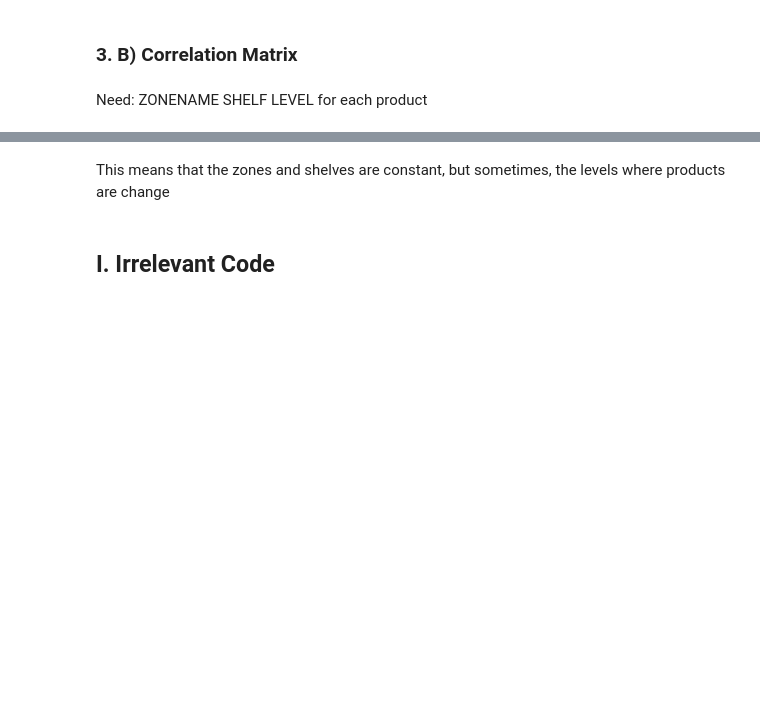
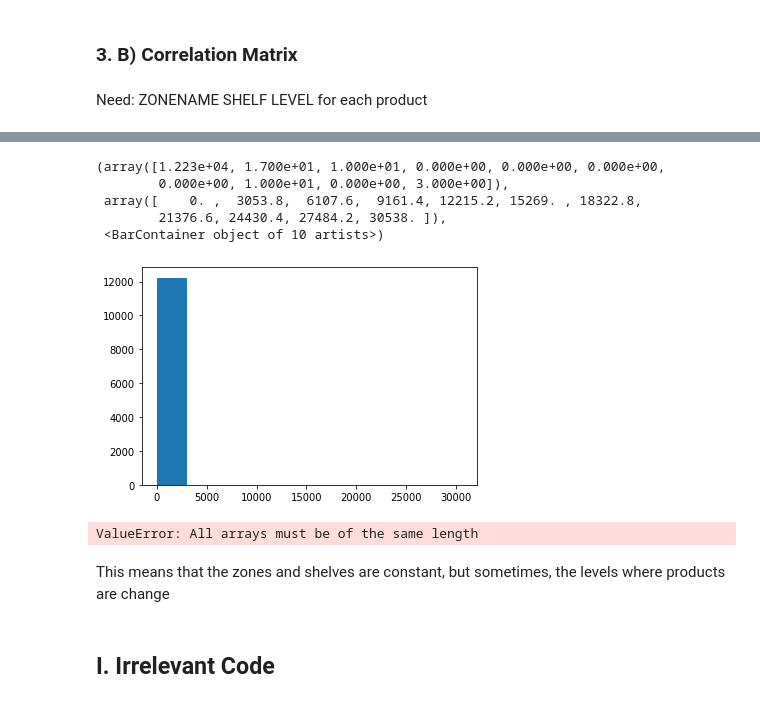
Before and after one commit to oostendo/2022-SI699-011, a Jupyter notebook: lyc-icee/Analysis 1.ipynb, the cells around one changed output, grey strips where cells are left out. Saved outputs shown, nothing was run; the diff lists cells and outputs as text; code cells hidden in the pictures; blank space fills up the shorter version.

```diff
--- a/lyc-icee/Analysis 1.ipynb
+++ b/lyc-icee/Analysis 1.ipynb
@@ -142,0 +372,2 @@ Need: ZONENAME	SHELF	LEVEL for each product
+# %%
+df_zone_dup_drop["ZONE_SHELF_LEVEL"] = df_zone_dup_drop[['ZONENAME', 'SHELF', "LEVEL"]].agg('-'.join, axis=1)
@@ -142,0 +390,4 @@ Need: ZONENAME	SHELF	LEVEL for each product
+# %%
+df_zone_dup_drop["ZONE_INT"] = df_zone_dup_drop["ZONENAME"].str.split(" ").apply(lambda x:int(x[1]))
+df_zone_dup_drop["SHELF_INT"] = df_zone_dup_drop["SHELF"].apply(lambda x:ord(x))
+df_zone_dup_drop["LEVEL_INT"] = df_zone_dup_drop["LEVEL"].apply(lambda x:int(x))
@@ -142,0 +410,8 @@ Need: ZONENAME	SHELF	LEVEL for each product
+# %%
+df_grouped = df_zone_dup_drop.groupby(by = "BOXBARCODE")
+#save in another dict to modify the inner df
+df_grouped_dict = {i[0]:i[1] for i in df_grouped}
+
+#get time dff = pickup time
+for key,df in df_grouped_dict.items():
+    df.insert(5,"PICKTIME_SEC",df.PICKCOMPLETETIME.diff().dt.total_seconds())
@@ -142,0 +420,15 @@ Need: ZONENAME	SHELF	LEVEL for each product
+# %%
+zone_shelf_level_df = defaultdict(list)
+zone_df = defaultdict(list)
+shelf_df = defaultdict(list)
+level_df = defaultdict(list)
+
+for df in df_grouped_dict.values():
+    for index,row in df.iterrows():
+        if isNaN(row.PICKTIME_SEC):
+            pass
+        else:
+            zone_shelf_level_df[row.ZONE_SHELF_LEVEL].append(row.PICKTIME_SEC)
+            zone_df[row.ZONE_INT].append(row.PICKTIME_SEC)
+            shelf_df[row.SHELF_INT].append(row.PICKTIME_SEC)
+            level_df[row.LEVEL_INT].append(row.PICKTIME_SEC)
@@ -143,3 +460,16 @@ Need: ZONENAME	SHELF	LEVEL for each product
+# %%
+plt.hist(level_df[1], )
+# %% [output]
+(array([1.223e+04, 1.700e+01, 1.000e+01, 0.000e+00, 0.000e+00, 0.000e+00,
+        0.000e+00, 1.000e+01, 0.000e+00, 3.000e+00]),
+ array([    0. ,  3053.8,  6107.6,  9161.4, 12215.2, 15269. , 18322.8,
+        21376.6, 24430.4, 27484.2, 30538. ]),
+ <BarContainer object of 10 artists>)
+[figure, added]
+# %%
+pd.DataFrame.from_dict(level_df, )
+# %% [output]
+ValueError: All arrays must be of the same length
 # %%
 #checking ot see if shelves, zones, and levels are the same for each product
 zonenames=[]
```
Also changed, not shown: parts of 40 cells of this notebook.
